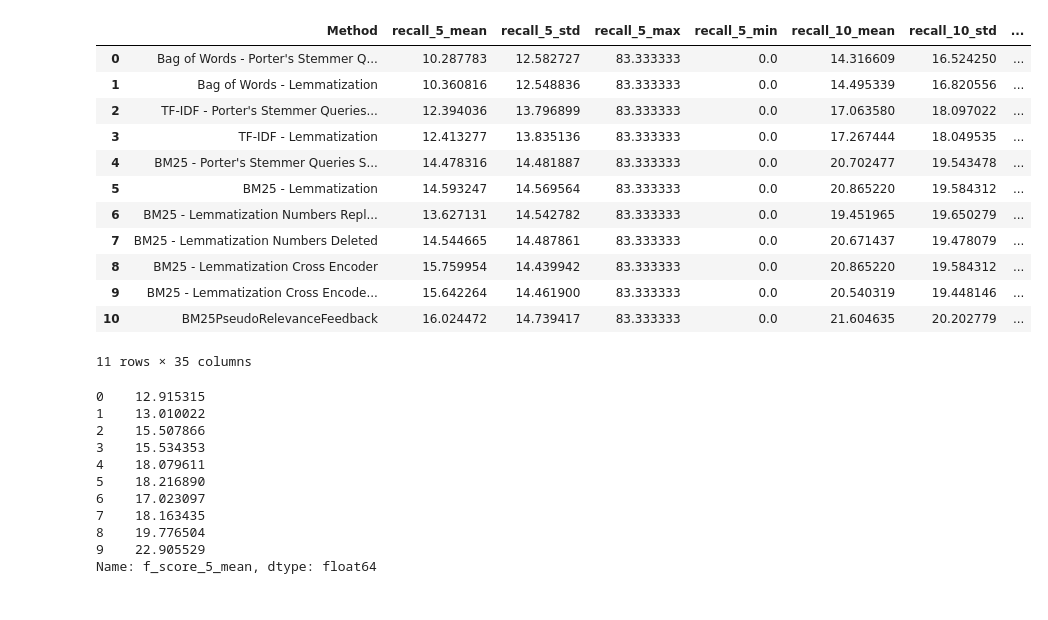
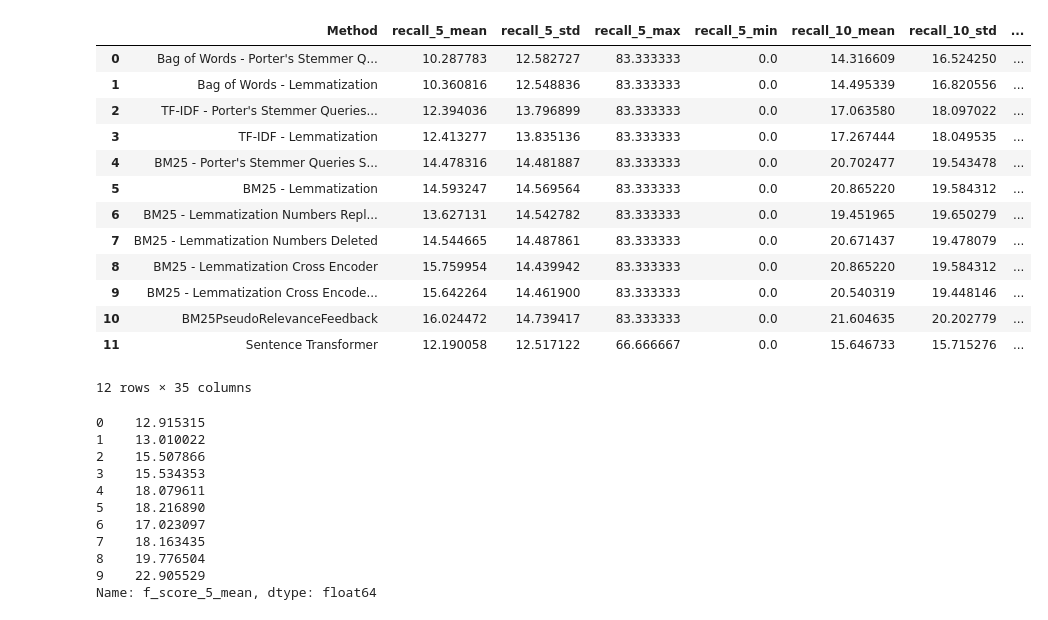
Before and after one commit to TahaSoylu44/Information-Retrieval, a Jupyter notebook: sparse/analyze_sparse_methods.ipynb, the cells around one changed output. Saved outputs shown, nothing was run; the diff lists cells and outputs as text; code cells hidden in the pictures.

Commit message:
Sentence Transformer

```diff
--- a/sparse/analyze_sparse_methods.ipynb
+++ b/sparse/analyze_sparse_methods.ipynb
@@ -12,23 +12,25 @@ df_8 = pd.read_parquet("parquets/BM25LemmatizationNumbersDeleted.parquet")
 df_9 = pd.read_parquet("parquets/BM25LemmatizationCrossEncoder.parquet")
 df_10 = pd.read_parquet("parquets/BM25LemmatizationCrossEncoderWithQueryExpansion.parquet")
 df_11 = pd.read_parquet("parquets/BM25PseudoRelevanceFeedback.parquet")
+df_12 = pd.read_parquet("/run/media/tahas44/Yeni Birim/Technarts/Intern/NLP/InformationRetrieval/dense/parquets/SentenceTransformer.parquet")
 # %%
-df = pd.concat([df_1, df_2, df_3, df_4, df_5, df_6, df_7, df_8, df_9, df_10, df_11], ignore_index=True)
+df = pd.concat([df_1, df_2, df_3, df_4, df_5, df_6, df_7, df_8, df_9, df_10, df_11, df_12], ignore_index=True)
 df
 # %% [output]
 |  | Method | recall_5_mean | recall_5_std | recall_5_max | recall_5_min | recall_10_mean | recall_10_std | ... |
 | 0 | Bag of Words - Porter's Stemmer Q... | 10.287783 | 12.582727 | 83.333333 | 0.0 | 14.316609 | 16.524250 | ... |
 | 1 | Bag of Words - Lemmatization | 10.360816 | 12.548836 | 83.333333 | 0.0 | 14.495339 | 16.820556 | ... |
 | 2 | TF-IDF - Porter's Stemmer Queries... | 12.394036 | 13.796899 | 83.333333 | 0.0 | 17.063580 | 18.097022 | ... |
 | 3 | TF-IDF - Lemmatization | 12.413277 | 13.835136 | 83.333333 | 0.0 | 17.267444 | 18.049535 | ... |
 | 4 | BM25 - Porter's Stemmer Queries S... | 14.478316 | 14.481887 | 83.333333 | 0.0 | 20.702477 | 19.543478 | ... |
 | 5 | BM25 - Lemmatization | 14.593247 | 14.569564 | 83.333333 | 0.0 | 20.865220 | 19.584312 | ... |
 | 6 | BM25 - Lemmatization Numbers Repl... | 13.627131 | 14.542782 | 83.333333 | 0.0 | 19.451965 | 19.650279 | ... |
 | 7 | BM25 - Lemmatization Numbers Deleted | 14.544665 | 14.487861 | 83.333333 | 0.0 | 20.671437 | 19.478079 | ... |
 | 8 | BM25 - Lemmatization Cross Encoder | 15.759954 | 14.439942 | 83.333333 | 0.0 | 20.865220 | 19.584312 | ... |
 | 9 | BM25 - Lemmatization Cross Encode... | 15.642264 | 14.461900 | 83.333333 | 0.0 | 20.540319 | 19.448146 | ... |
 | 10 | BM25PseudoRelevanceFeedback | 16.024472 | 14.739417 | 83.333333 | 0.0 | 21.604635 | 20.202779 | ... |
+| 11 | Sentence Transformer | 12.190058 | 12.517122 | 66.666667 | 0.0 | 15.646733 | 15.715276 | ... |
-11 rows × 35 columns
+12 rows × 35 columns
 # %%
 df["f_score_5_mean"]
 # %% [output]
```
Also changed, not shown: 3 other files.
